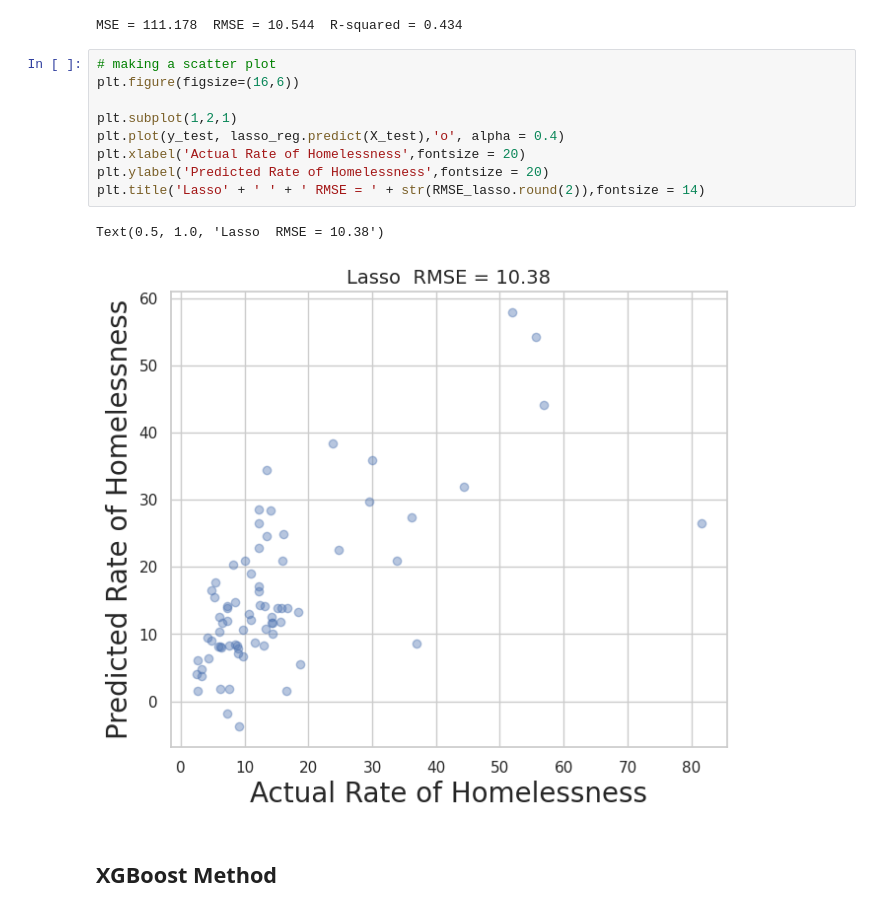
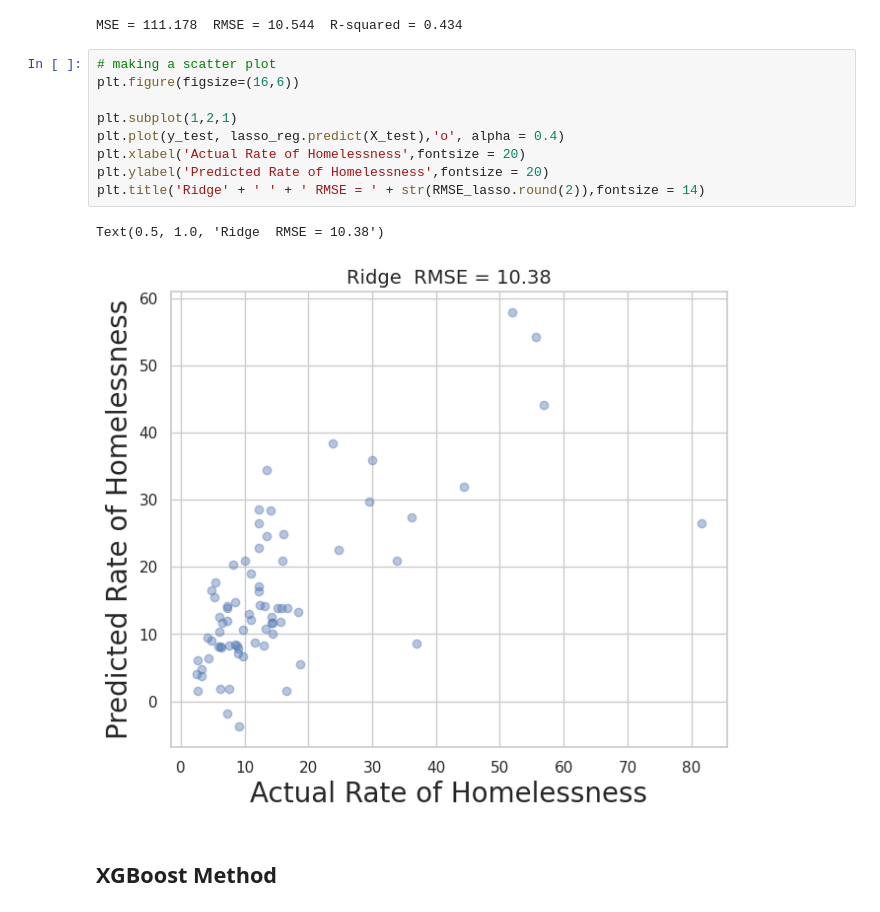
Before and after one commit to fawniechau/Homelessness, a Jupyter notebook: chau_homelessness_data_analysis.ipynb, the cells around one changed output. Cells and saved outputs as stored; diff of their text form.

```diff
--- a/chau_homelessness_data_analysis.ipynb
+++ b/chau_homelessness_data_analysis.ipynb
@@ -452,15 +452,15 @@ MSE = 111.178  RMSE = 10.544  R-squared = 0.434
 # %%
 # making a scatter plot
 plt.figure(figsize=(16,6))
 
 plt.subplot(1,2,1)
 plt.plot(y_test, lasso_reg.predict(X_test),'o', alpha = 0.4)
 plt.xlabel('Actual Rate of Homelessness',fontsize = 20)
 plt.ylabel('Predicted Rate of Homelessness',fontsize = 20)
-plt.title('Lasso' + ' ' + ' RMSE = ' + str(RMSE_lasso.round(2)),fontsize = 14)
+plt.title('Ridge' + ' ' + ' RMSE = ' + str(RMSE_lasso.round(2)),fontsize = 14)
 # %% [output]
-Text(0.5, 1.0, 'Lasso  RMSE = 10.38')
+Text(0.5, 1.0, 'Ridge  RMSE = 10.38')
-[figure, old version]
+[figure, new version]
 # %% [markdown]
 ## XGBoost Method
 # %% [markdown]
```
Also changed, not shown: parts of 12 cells of this notebook.
